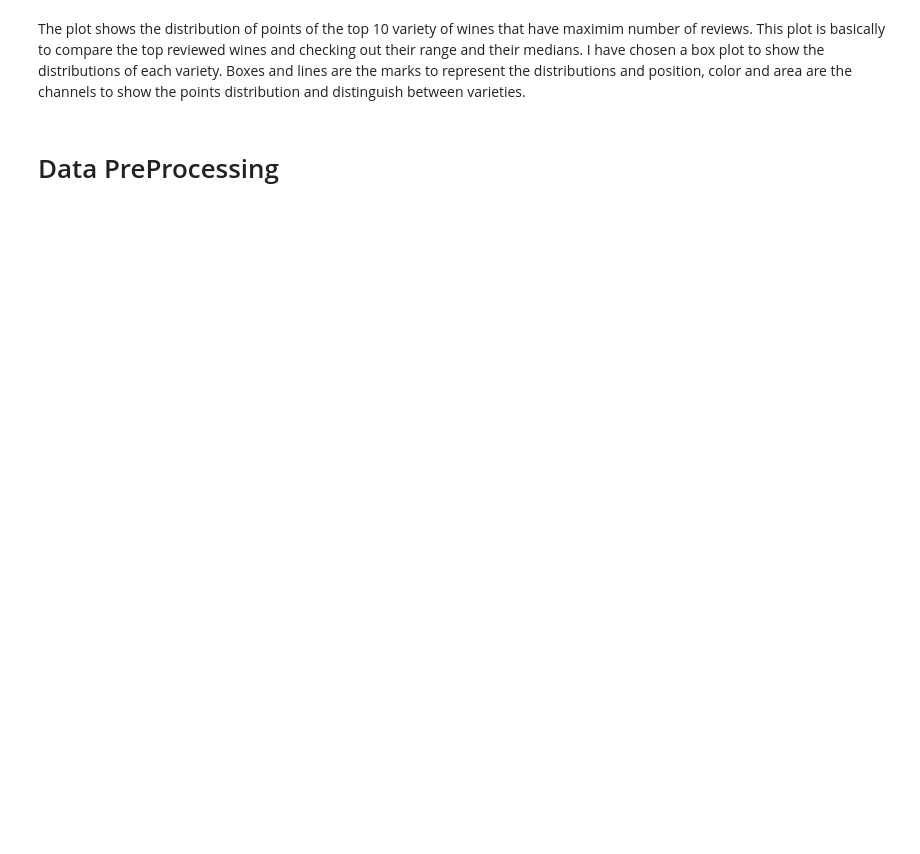
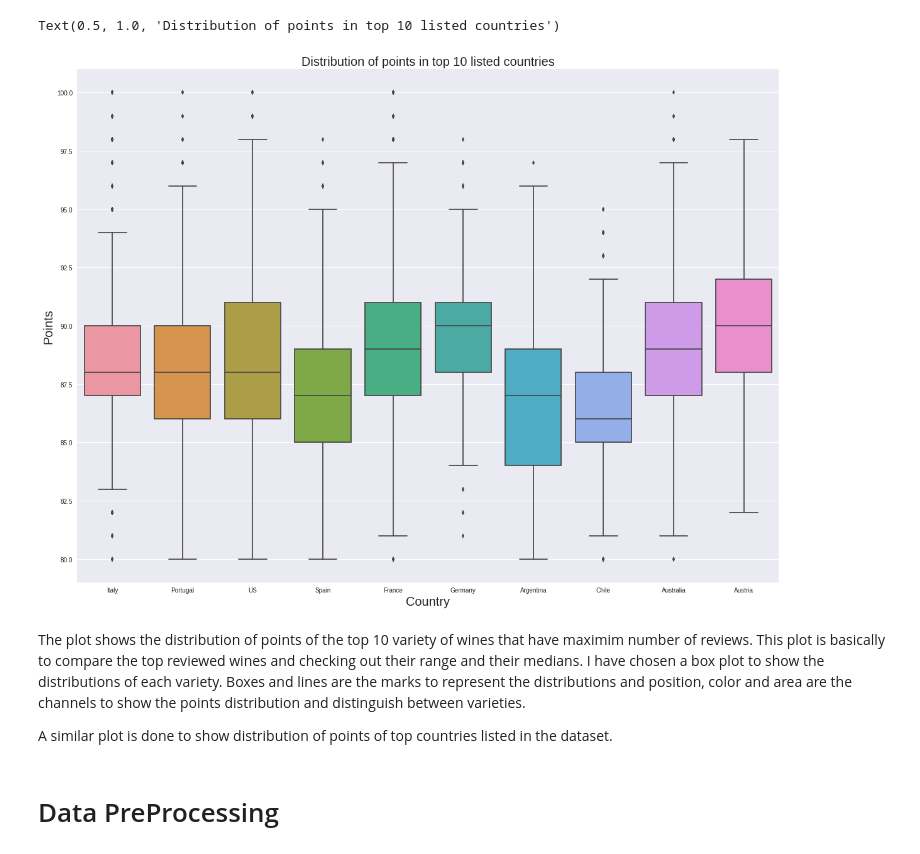
Before and after one commit to jayaraman-sr/WineReviews, a Jupyter notebook: wine_reviews.ipynb, the cells around one changed output. Drawn from its saved outputs; the diff is of its cells as text; code cells hidden in the pictures; blank space fills up the shorter version.

```diff
--- a/wine_reviews.ipynb
+++ b/wine_reviews.ipynb
@@ -41,4 +62,19 @@ Text(0.5, 1.0, 'Distribution of points in top 10 reviewed wines')
+# %%
+fig = plt.figure(figsize=(20,15))
+top_country_wines = winereviews.country.value_counts().head(10)
+points_top_country_wines = winereviews[winereviews.country.isin(top_country_wines.index)]
+x = points_top_country_wines.country
+y = points_top_country_wines.points
+sns.boxplot(x,y)
+plt.xlabel('Country', fontsize=20)
+plt.ylabel('Points', fontsize=20)
+plt.title('Distribution of points in top 10 listed countries',fontsize=20)
+# %% [output]
+Text(0.5, 1.0, 'Distribution of points in top 10 listed countries')
+[figure, added]
 # %% [markdown]
 The plot shows the distribution of points of the top 10 variety of wines that have maximim number of reviews. This plot is basically to compare the top reviewed wines and checking out their range and their medians. I have chosen a box plot to show the distributions of each variety. Boxes and lines are the marks to represent the distributions and position, color and area are the channels to show the points distribution and distinguish between varieties.
+
+A similar plot is done to show distribution of points of top countries listed in the dataset.
 # %% [markdown]
 # Data PreProcessing
```
Also changed, not shown: parts of 34 cells of this notebook.
